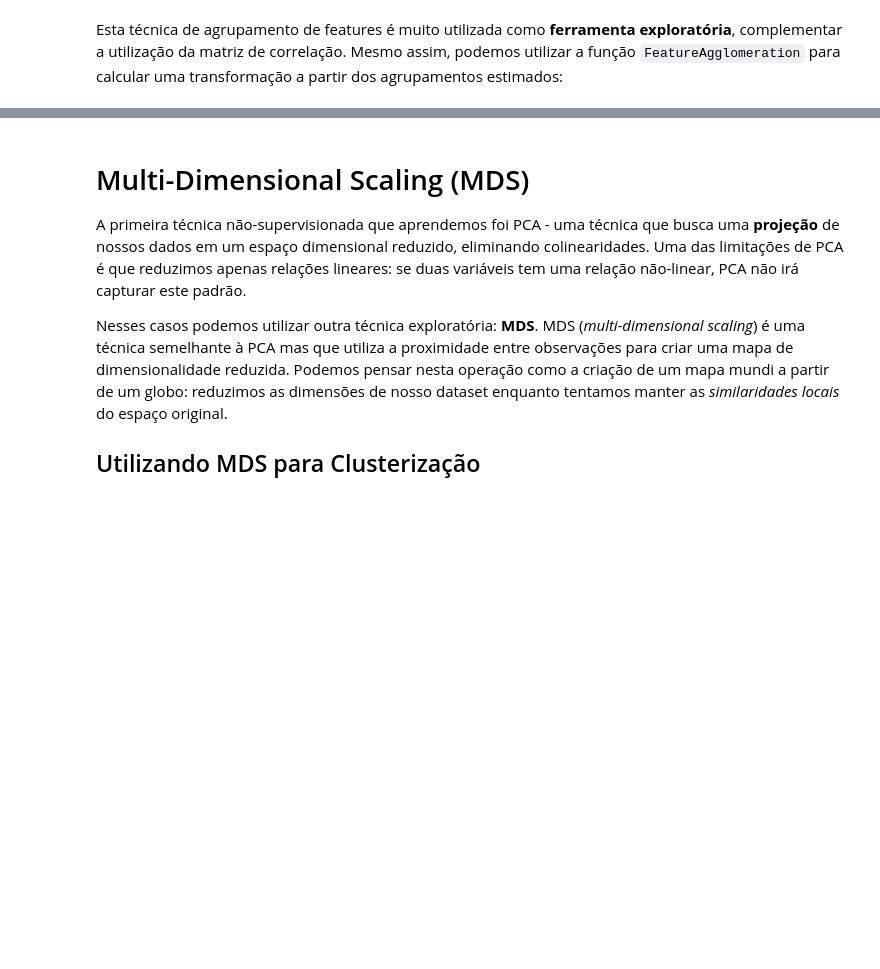
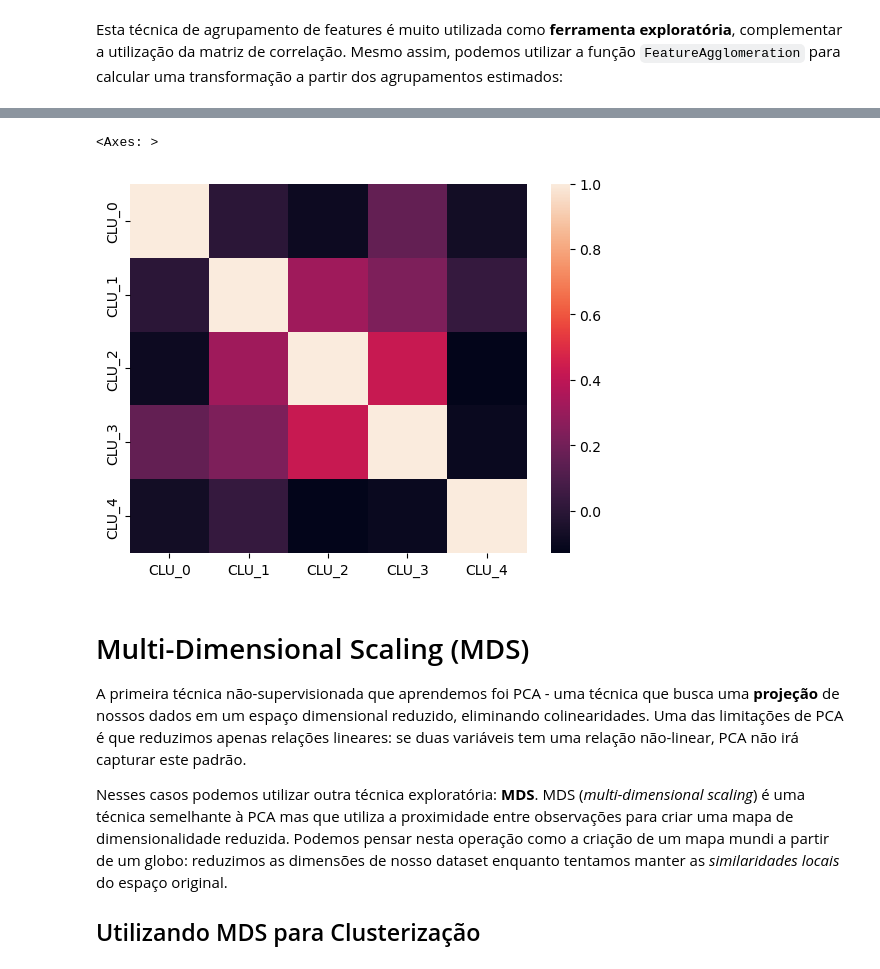
Before and after one commit to sadguilherme/99_PT_JAN2023, a Jupyter notebook: aulas/20230527 Algoritmos Não-Supervisionados III.ipynb, the cells around one changed output, grey strips where cells are left out. Cells and saved outputs as stored; diff of their text form; code cells hidden in the pictures; blank space fills up the shorter version.

```diff
--- a/aulas/20230527 Algoritmos Não-Supervisionados III.ipynb
+++ b/aulas/20230527 Algoritmos Não-Supervisionados III.ipynb
@@ -107,3 +174,8 @@ tb_var_cluster.head()
+# %%
+sns.heatmap(tb_var_cluster.corr())
+# %% [output]
+<Axes: >
+[figure, added]
 # %% [markdown]
 # Multi-Dimensional Scaling (MDS)
 
```
Also changed, not shown: parts of 27 cells of this notebook, 1 other file.
